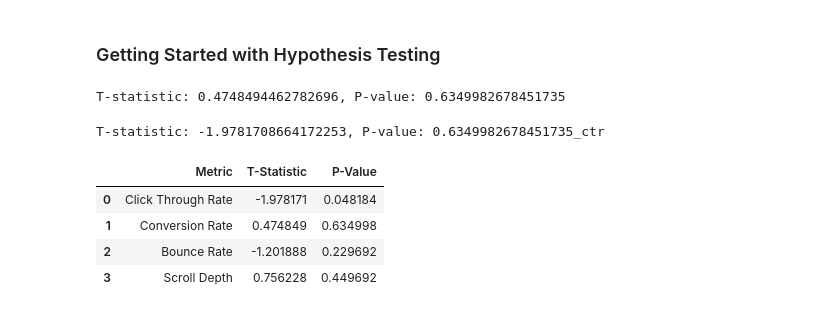
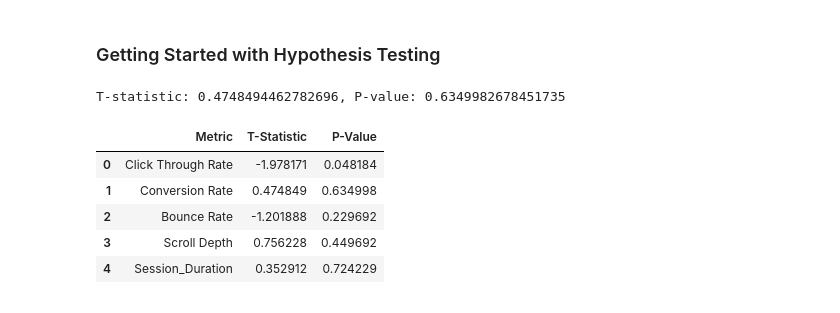
Before and after one commit to mandele1999/hypothesis_testing, a Jupyter notebook: website_ab.ipynb, the cells around one changed output. Drawn from its saved outputs; the diff is of its cells as text; code cells hidden in the pictures.

Commit message:
Added missing metric to hypothesis test

```diff
--- a/website_ab.ipynb
+++ b/website_ab.ipynb
@@ -146,52 +146,56 @@ plt.show()
 ### Getting Started with Hypothesis Testing
 # %%
 # Extract conversion rates for both themes
-conversion_rates_light = data[data['Theme'] == 'Light Theme']['Conversion Rate']
-conversion_rates_dark = data[data['Theme'] == 'Dark Theme']['Conversion Rate']
+cr_light = data[data['Theme'] == 'Light Theme']['Conversion Rate']
+cr_dark = data[data['Theme'] == 'Dark Theme']['Conversion Rate']
 
-# performing a two-sample t-test
-t_stat, p_value = ttest_ind(conversion_rates_light, conversion_rates_dark, equal_var=False)
+# Perform a two-sample t-test
+t_stat_cr, p_value_cr = ttest_ind(cr_light, cr_dark, equal_var=False)
 
-print(f"T-statistic: {t_stat}, P-value: {p_value}")
+print(f"T-statistic: {t_stat_cr}, P-value: {p_value_cr}")
 # %% [output]
 T-statistic: 0.4748494462782696, P-value: 0.6349982678451735
-# %%
-# extracting click through rates for both themes
-ctr_light = data[data['Theme'] == 'Light Theme']['Click Through Rate']
-ctr_dark = data[data['Theme'] == 'Dark Theme']['Click Through Rate']
-
-# performing a two-sample t-test
-t_stat_ctr, p_value_ctr = ttest_ind(ctr_light, ctr_dark, equal_var=False)
-
-print(f"T-statistic: {t_stat_ctr}, P-value: {p_value}_ctr")
-# %% [output]
-T-statistic: -1.9781708664172253, P-value: 0.6349982678451735_ctr
 # %%
-# extracting bounce rates for both themes
+# Extracting Session duration for both themes
+sd_light = data[data['Theme'] == 'Light Theme']['Session_Duration']
+sd_dark = data[data['Theme'] == 'Dark Theme']['Session_Duration']
+
+# Performing a two-sample t-test
+t_stat_sd, p_value_sd = ttest_ind(sd_light, sd_dark, equal_var=False)
+
+# Extracting click through rates for both themes
+ctr_light = data[data['Theme'] == 'Light Theme']['Click Through Rate']
+ctr_dark = data[data['Theme'] == 'Dark Theme']['Click Through Rate']
+
+# Performing a two-sample t-test
+t_stat_ctr, p_value_ctr = ttest_ind(ctr_light, ctr_dark, equal_var=False)
+
+# Extracting bounce rates for both themes
 bounce_rates_light = data[data['Theme'] == 'Light Theme']['Bounce Rate']
 bounce_rates_dark = data[data['Theme'] == 'Dark Theme']['Bounce Rate']
 
-# performing a two-sample t-test for bounce rate
+# Performing a two-sample t-test for bounce rate
 t_stat_bounce, p_value_bounce = ttest_ind(bounce_rates_light, bounce_rates_dark, equal_var=False)
 
-# extracting scroll depths for both themes
+# Extracting scroll depths for both themes
 scroll_depth_light = data[data['Theme'] == 'Light Theme']['Scroll_Depth']
 scroll_depth_dark = data[data['Theme'] == 'Dark Theme']['Scroll_Depth']
 
-# performing a two-sample t-test for scroll depth
+# Performing a two-sample t-test for scroll depth
 t_stat_scroll, p_value_scroll = ttest_ind(scroll_depth_light, scroll_depth_dark, equal_var=False)
 
-# creating a table for comparison
+# Creating a table for comparison
 comparison_table = pd.DataFrame({
-    'Metric': ['Click Through Rate', 'Conversion Rate', 'Bounce Rate', 'Scroll Depth'],
-    'T-Statistic': [t_stat_ctr, t_stat, t_stat_bounce, t_stat_scroll],
-    'P-Value': [p_value_ctr, p_value, p_value_bounce, p_value_scroll]
+    'Metric': ['Click Through Rate', 'Conversion Rate', 'Bounce Rate', 'Scroll Depth', 'Session_Duration'],
+    'T-Statistic': [t_stat_ctr, t_stat_cr, t_stat_bounce, t_stat_scroll, t_stat_sd],
+    'P-Value': [p_value_ctr, p_value_cr, p_value_bounce, p_value_scroll, p_value_sd]
 })
 
 comparison_table
 # %% [output]
 |  | Metric | T-Statistic | P-Value |
 | 0 | Click Through Rate | -1.978171 | 0.048184 |
 | 1 | Conversion Rate | 0.474849 | 0.634998 |
 | 2 | Bounce Rate | -1.201888 | 0.229692 |
 | 3 | Scroll Depth | 0.756228 | 0.449692 |
+| 4 | Session_Duration | 0.352912 | 0.724229 |
```
